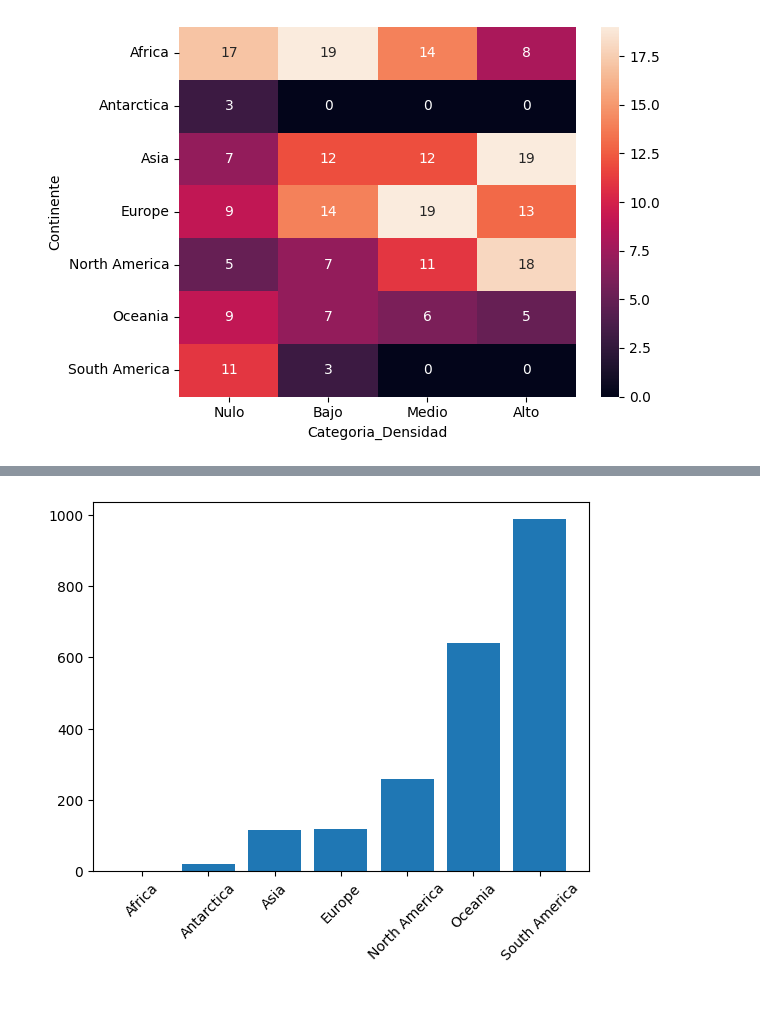
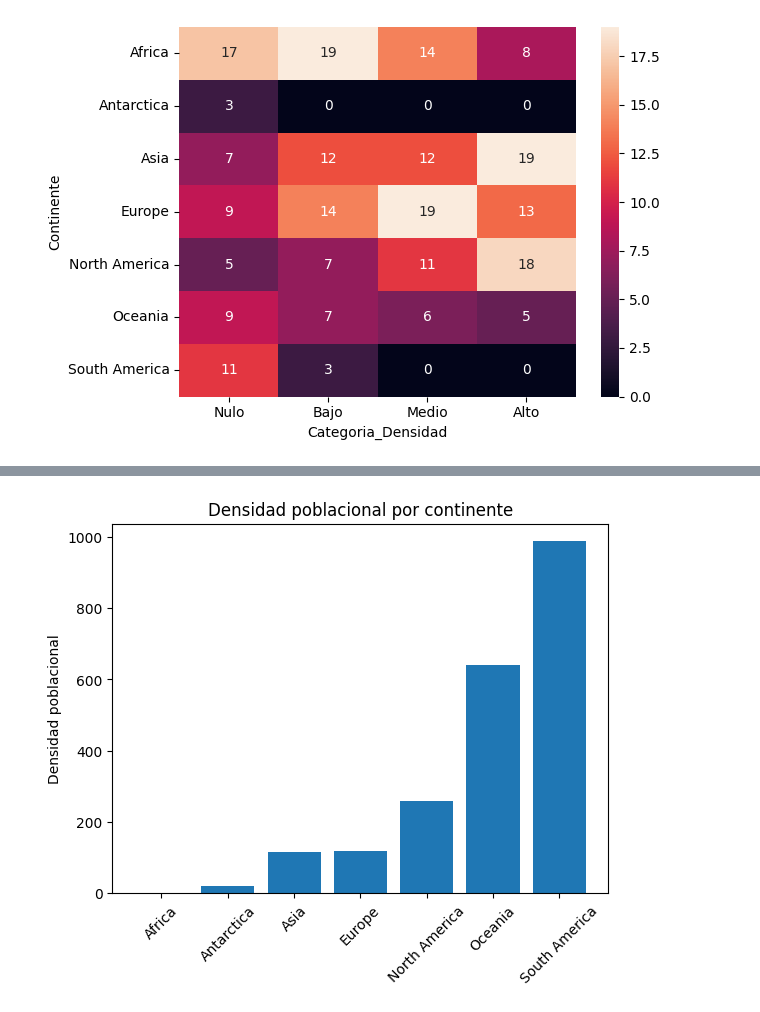
Before and after one commit to erickgnfi-dotcom/ETL-restcountries-API, a Jupyter notebook: ETL_restcountries_API.ipynb, the cells around one changed output, grey strips where cells are left out. Saved outputs shown, nothing was run; the diff lists cells and outputs as text; code cells hidden in the pictures.

```diff
--- a/ETL_restcountries_API.ipynb
+++ b/ETL_restcountries_API.ipynb
@@ -36,6 +36,6 @@ def extract_data(url, api_key=''):
     print(f"❌ Error en extracción: {e}")
     return {}
 # %%
-url = 'https://restcountries.com/v3.1/all?fields=name,currencies,population,region,area,continents,languages'
+url = 'https://restcountries.com/v3.1/all?fields=name,currencies,population,region,area,continents,languages,languages'
 response = extract_data(url = url)
 # %% [output]
@@ -269,0 +231,4 @@ See the caveats in the documentation: https://pandas.pydata.org/pandas-docs/stab
+# %%
+df_continente = gold_layer_continent()
+
+df_pais = gold_layer_pais()
@@ -297,7 +273,12 @@ plt.hist(df_continente['Densidad_Poblacional'])
 # %%
+
+# Densidad poblacional por continente
+
 plt.bar(df_continente['Continente'].sort_values(), df_continente['Densidad_Poblacional'].sort_values())
 plt.xticks(rotation=45)
+plt.ylabel("Densidad poblacional")
+plt.title("Densidad poblacional por continente")
 
 plt.show()
 # %% [output]
-[figure, old version]
+[figure, new version]
```
Also changed, not shown: parts of 13 cells of this notebook.
